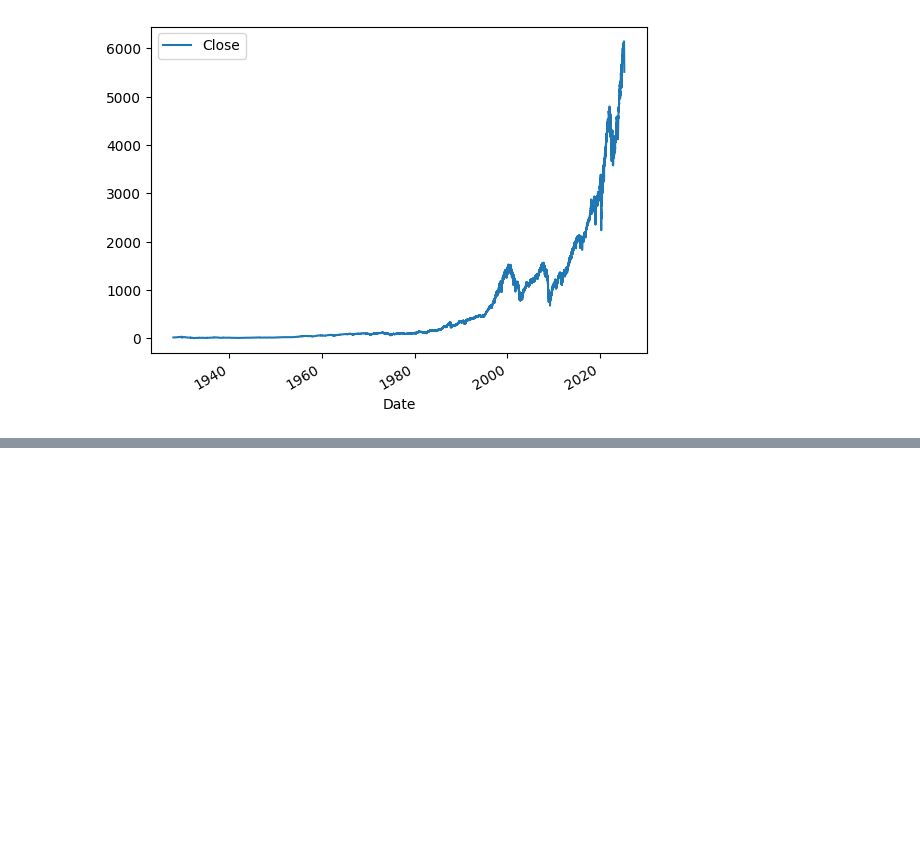
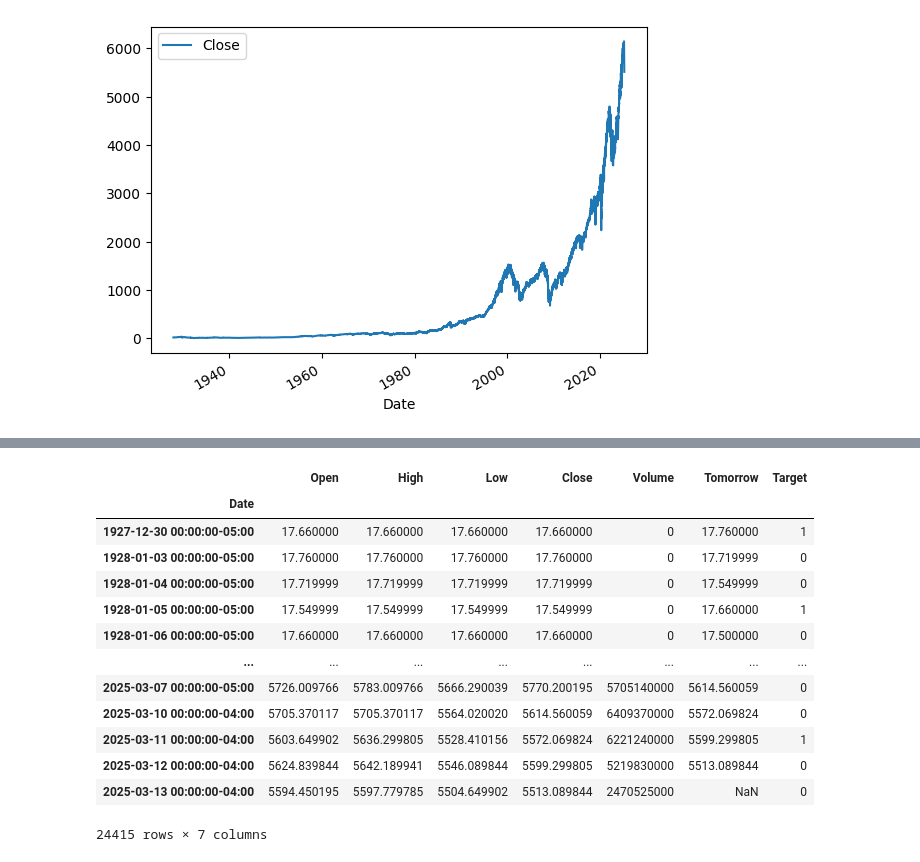
Before and after one commit to SaadChaudry23/Stock-Predictor, a Jupyter notebook: data.ipynb, the cells around one changed output, grey strips where cells are left out. Saved outputs shown, nothing was run; the diff lists cells and outputs as text; code cells hidden in the pictures; blank space fills up the shorter version.

Commit message:
started the process of training the model
:

```diff
--- a/data.ipynb
+++ b/data.ipynb
@@ -43,0 +48,4 @@ sp500.plot.line(y="Close", use_index = True)
+# %%
+# purpose of this cell is to create a new column called Tomorrow and basically the data in this columns will be the closing price of the next day.
+# hence the shift -1
+sp500["Tomorrow"] = sp500["Close"].shift(-1)
@@ -43,0 +69,21 @@ sp500.plot.line(y="Close", use_index = True)
+# %%
+# Now we are creating another column in our sp500 dataset. this one will return a boolean telling us whether the price of tomorrow is greater then the close of that day.
+# Since we cant really use boolean to help us with training a model and machine learning, we will convert the boolean to an int where 1=True and 0=False
+sp500["Target"] = (sp500["Tomorrow"] > sp500["Close"]).astype(int)
+# %%
+sp500
+# %% [output]
+|  | Open | High | Low | Close | Volume | Tomorrow | Target |
+| Date |  |  |  |  |  |  |  |
+| 1927-12-30 00:00:00-05:00 | 17.660000 | 17.660000 | 17.660000 | 17.660000 | 0 | 17.760000 | 1 |
+| 1928-01-03 00:00:00-05:00 | 17.760000 | 17.760000 | 17.760000 | 17.760000 | 0 | 17.719999 | 0 |
+| 1928-01-04 00:00:00-05:00 | 17.719999 | 17.719999 | 17.719999 | 17.719999 | 0 | 17.549999 | 0 |
+| 1928-01-05 00:00:00-05:00 | 17.549999 | 17.549999 | 17.549999 | 17.549999 | 0 | 17.660000 | 1 |
+| 1928-01-06 00:00:00-05:00 | 17.660000 | 17.660000 | 17.660000 | 17.660000 | 0 | 17.500000 | 0 |
+| ... | ... | ... | ... | ... | ... | ... | ... |
+| 2025-03-07 00:00:00-05:00 | 5726.009766 | 5783.009766 | 5666.290039 | 5770.200195 | 5705140000 | 5614.560059 | 0 |
+| 2025-03-10 00:00:00-04:00 | 5705.370117 | 5705.370117 | 5564.020020 | 5614.560059 | 6409370000 | 5572.069824 | 0 |
+| 2025-03-11 00:00:00-04:00 | 5603.649902 | 5636.299805 | 5528.410156 | 5572.069824 | 6221240000 | 5599.299805 | 1 |
+| 2025-03-12 00:00:00-04:00 | 5624.839844 | 5642.189941 | 5546.089844 | 5599.299805 | 5219830000 | 5513.089844 | 0 |
+| 2025-03-13 00:00:00-04:00 | 5594.450195 | 5597.779785 | 5504.649902 | 5513.089844 | 2470525000 | NaN | 0 |
+24415 rows × 7 columns
```
Also changed, not shown: parts of 5 cells of this notebook.
